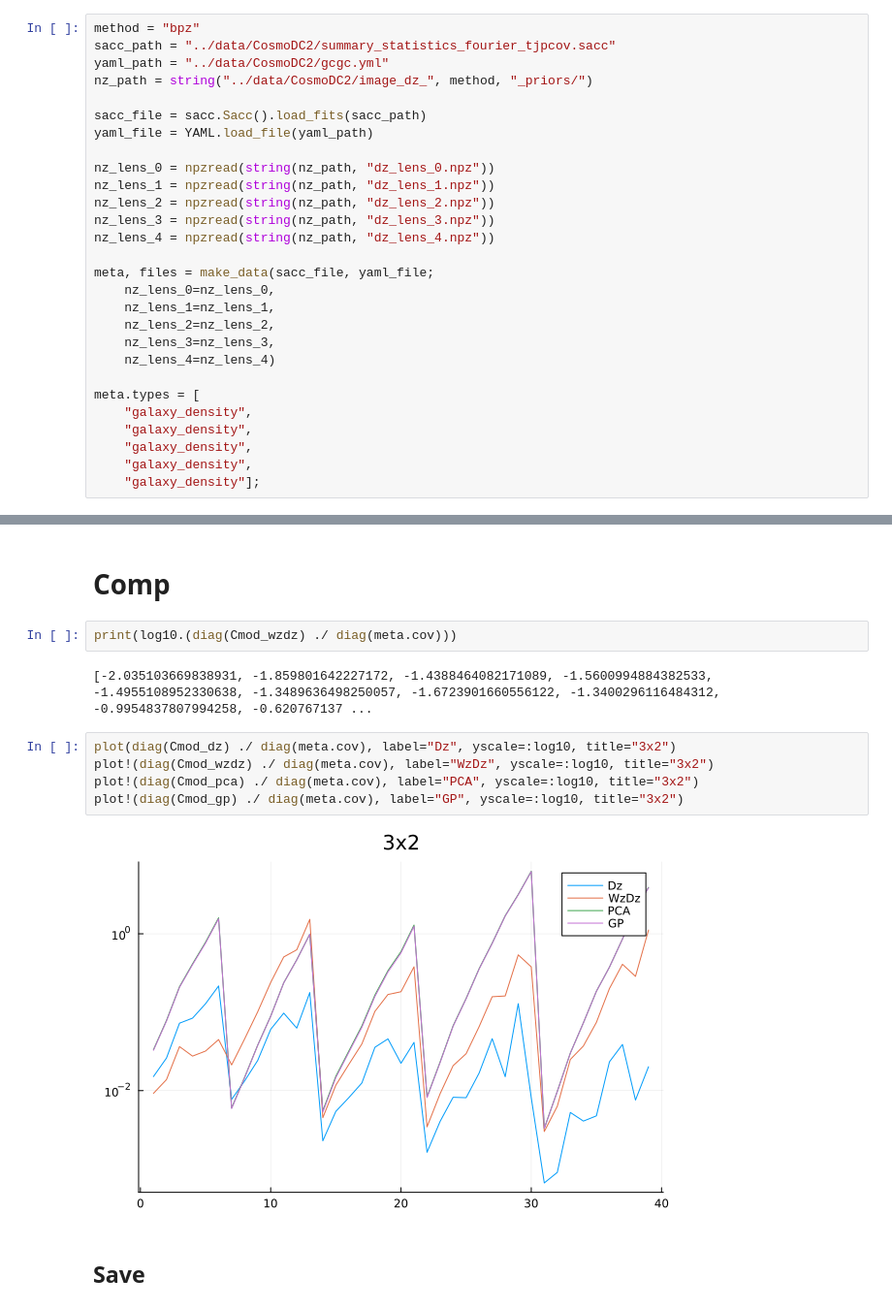
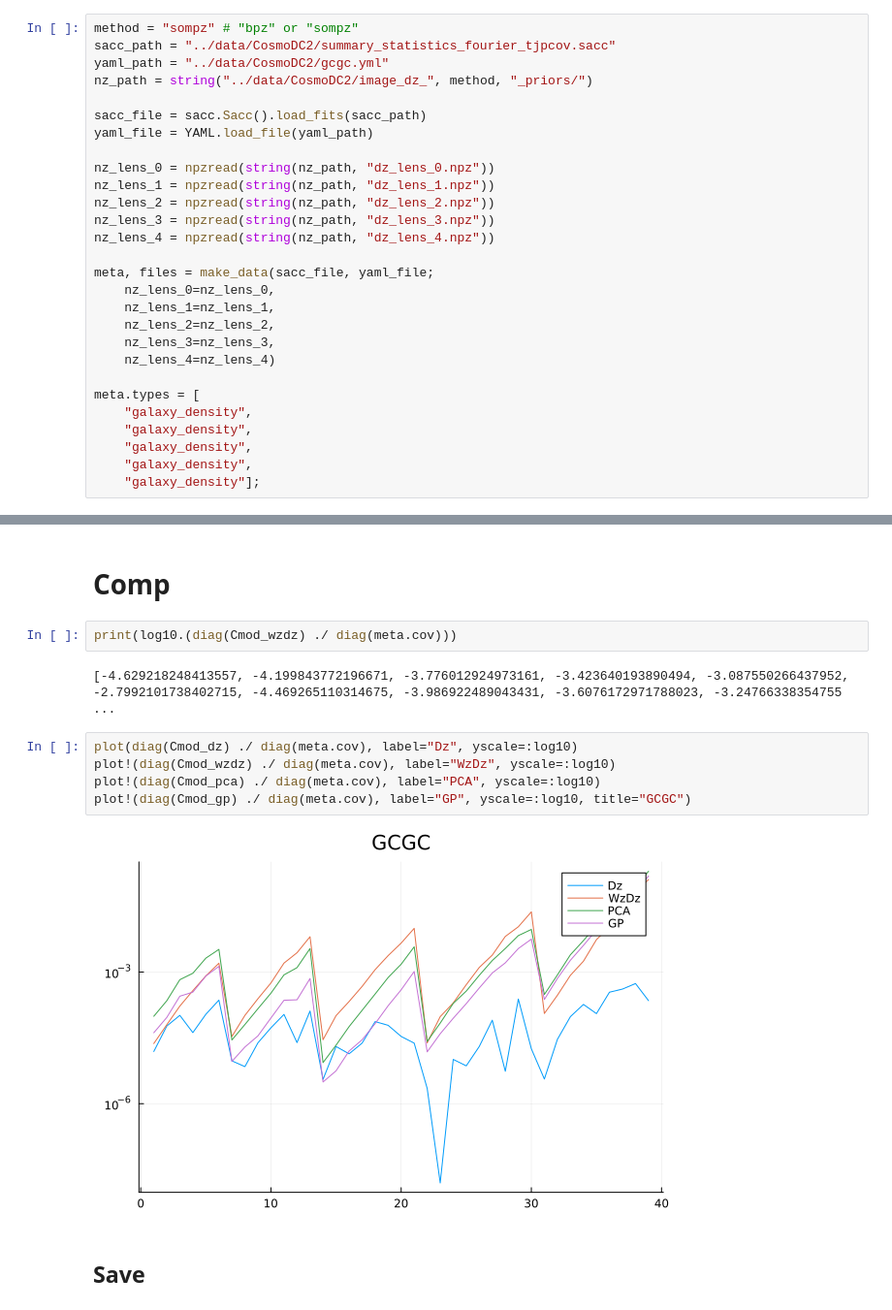
Before and after one commit to JaimeRZP/3x2_analytical, a Jupyter notebook: TPTs/tpts_gcgc.ipynb, the cells around one changed output, grey strips where cells are left out. Shown at 97% size. Drawn from its saved outputs; the diff is of its cells as text.

Commit message:
sompz

```diff
--- a/TPTs/tpts_gcgc.ipynb
+++ b/TPTs/tpts_gcgc.ipynb
@@ -63,7 +59,7 @@ make_Cmod (generic function with 1 method)
 # %% [markdown]
 ## Data
 # %%
-method = "bpz"
+method = "sompz" # "bpz" or "sompz"
 sacc_path = "../data/CosmoDC2/summary_statistics_fourier_tjpcov.sacc"
 yaml_path = "../data/CosmoDC2/gcgc.yml"
 nz_path = string("../data/CosmoDC2/image_dz_", method, "_priors/")
@@ -373,14 +369,14 @@ Cmod_gp = make_Cmod(50, model_gp);
 # %%
 print(log10.(diag(Cmod_wzdz) ./ diag(meta.cov)))
 # %% [output]
-[-2.035103669838931, -1.859801642227172, -1.4388464082171089, -1.5600994884382533, -1.4955108952330638, -1.3489636498250057, -1.6723901660556122, -1.3400296116484312, -0.9954837807994258, -0.620767137 ...
+[-4.629218248413557, -4.199843772196671, -3.776012924973161, -3.423640193890494, -3.087550266437952, -2.7992101738402715, -4.469265110314675, -3.986922489043431, -3.6076172971788023, -3.24766338354755 ...
 # %%
-plot(diag(Cmod_dz) ./ diag(meta.cov), label="Dz", yscale=:log10, title="3x2")
-plot!(diag(Cmod_wzdz) ./ diag(meta.cov), label="WzDz", yscale=:log10, title="3x2")
-plot!(diag(Cmod_pca) ./ diag(meta.cov), label="PCA", yscale=:log10, title="3x2")
-plot!(diag(Cmod_gp) ./ diag(meta.cov), label="GP", yscale=:log10, title="3x2")
+plot(diag(Cmod_dz) ./ diag(meta.cov), label="Dz", yscale=:log10)
+plot!(diag(Cmod_wzdz) ./ diag(meta.cov), label="WzDz", yscale=:log10)
+plot!(diag(Cmod_pca) ./ diag(meta.cov), label="PCA", yscale=:log10)
+plot!(diag(Cmod_gp) ./ diag(meta.cov), label="GP", yscale=:log10, title="GCGC")
 # %% [output]
-[figure, old version]
+[figure, new version]
 # %% [markdown]
 ## Save
 # %%
```
Also changed, not shown: parts of 2 cells of this notebook, 27 other files.
